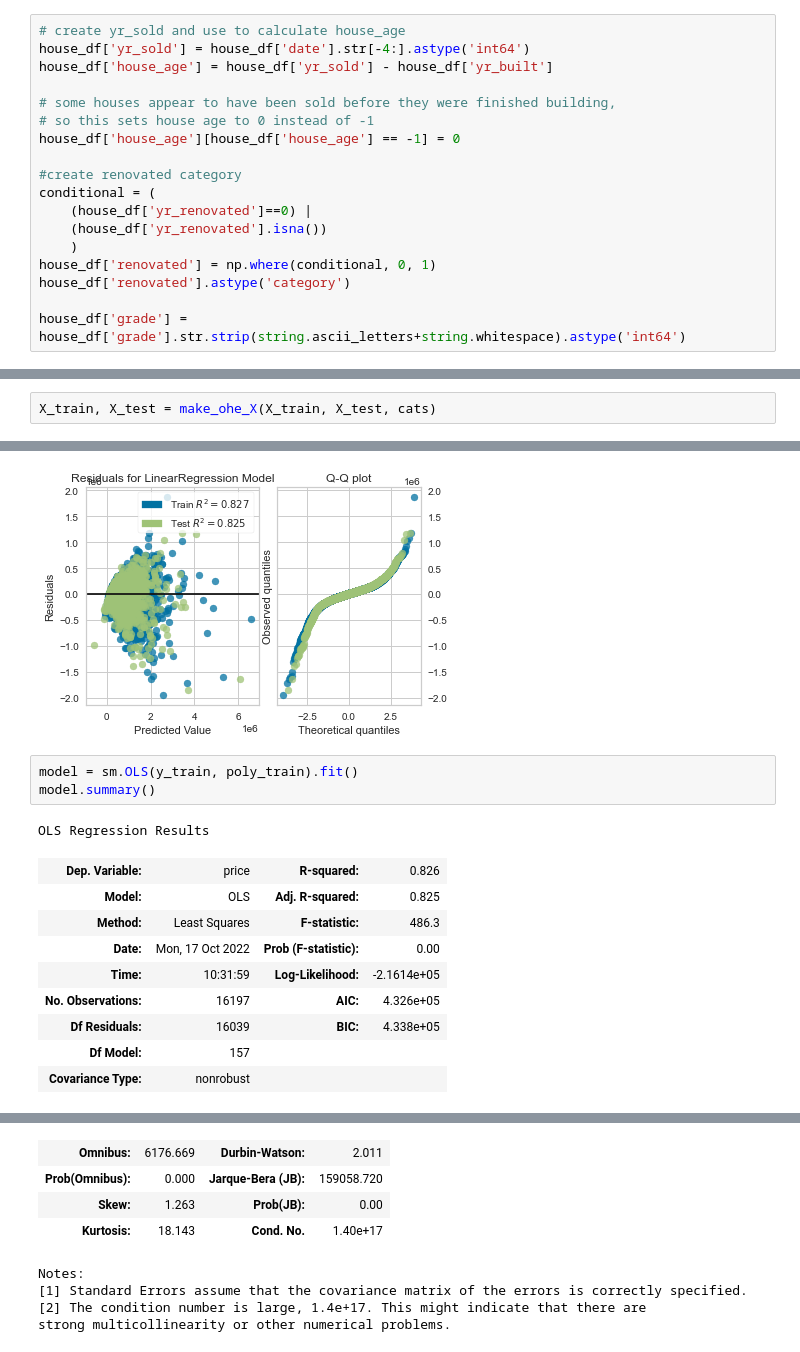
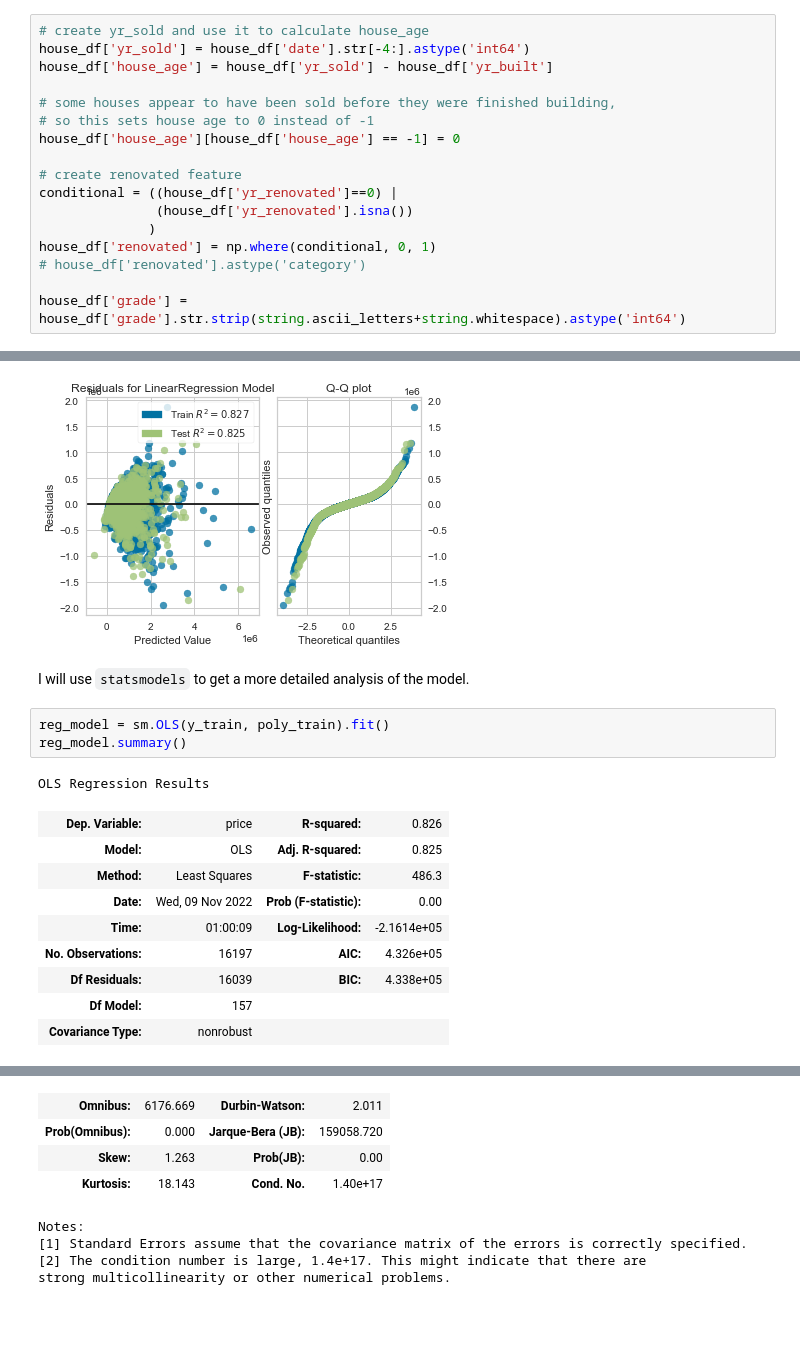
Before and after one commit to luke-lite/Residential-Real-Estate-Analysis, a Jupyter notebook: Residential Real Estate Analysis.ipynb, the cells around one changed output, grey strips where cells are left out. Cells and saved outputs as stored; diff of their text form; blank space fills up the shorter version.

```diff
--- a/Residential Real Estate Analysis.ipynb
+++ b/Residential Real Estate Analysis.ipynb
@@ -79,7 +97,7 @@ There are four features with some null values (`waterfront`, `view`, `yr_built`,
 # %% [markdown]
 I do not need the exact date of each sale, but I do want to know the age of each house at the time of sale, so I will create a `house_age` feature. In addition, since so few houses have been renovated, I will bin the renovation data by creating a boolean feature `renovated` to indicate if the house has been renovated or not.
 # %%
-# create yr_sold and use to calculate house_age
+# create yr_sold and use it to calculate house_age
 house_df['yr_sold'] = house_df['date'].str[-4:].astype('int64')
 house_df['house_age'] = house_df['yr_sold'] - house_df['yr_built']
 
@@ -87,13 +105,12 @@ house_df['house_age'] = house_df['yr_sold'] - house_df['yr_built']
 # so this sets house age to 0 instead of -1
 house_df['house_age'][house_df['house_age'] == -1] = 0
 
-#create renovated category
-conditional = (
-    (house_df['yr_renovated']==0) |
-    (house_df['yr_renovated'].isna())
-    )
+# create renovated feature
+conditional = ((house_df['yr_renovated']==0) |
+               (house_df['yr_renovated'].isna())
+              )
 house_df['renovated'] = np.where(conditional, 0, 1)
-house_df['renovated'].astype('category')
+# house_df['renovated'].astype('category')
 
 house_df['grade'] = house_df['grade'].str.strip(string.ascii_letters+string.whitespace).astype('int64')
 # %% [output]
@@ -573,2 +710,0 @@ cats = ['bedrooms', 'bathrooms', 'floors', 'waterfront', 'view', 'condition', 'g
-# %%
-X_train, X_test = make_ohe_X(X_train, X_test, cats)
@@ -750,16 +751,18 @@ visualizer.score(poly_test, y_test)
 visualizer.show();
 # %% [output]
 [figure]
+# %% [markdown]
+I will use `statsmodels` to get a more detailed analysis of the model.
 # %%
-model = sm.OLS(y_train, poly_train).fit()
-model.summary()
+reg_model = sm.OLS(y_train, poly_train).fit()
+reg_model.summary()
 # %% [output]
 OLS Regression Results
 | Dep. Variable: | price | R-squared: | 0.826 |
 | Model: | OLS | Adj. R-squared: | 0.825 |
 | Method: | Least Squares | F-statistic: | 486.3 |
-| Date: | Mon, 17 Oct 2022 | Prob (F-statistic): | 0.00 |
-| Time: | 10:31:59 | Log-Likelihood: | -2.1614e+05 |
+| Date: | Wed, 09 Nov 2022 | Prob (F-statistic): | 0.00 |
+| Time: | 01:00:09 | Log-Likelihood: | -2.1614e+05 |
 | No. Observations: | 16197 | AIC: | 4.326e+05 |
 | Df Residuals: | 16039 | BIC: | 4.338e+05 |
 | Df Model: | 157 |  |  |
```
Also changed, not shown: parts of 118 cells of this notebook.
